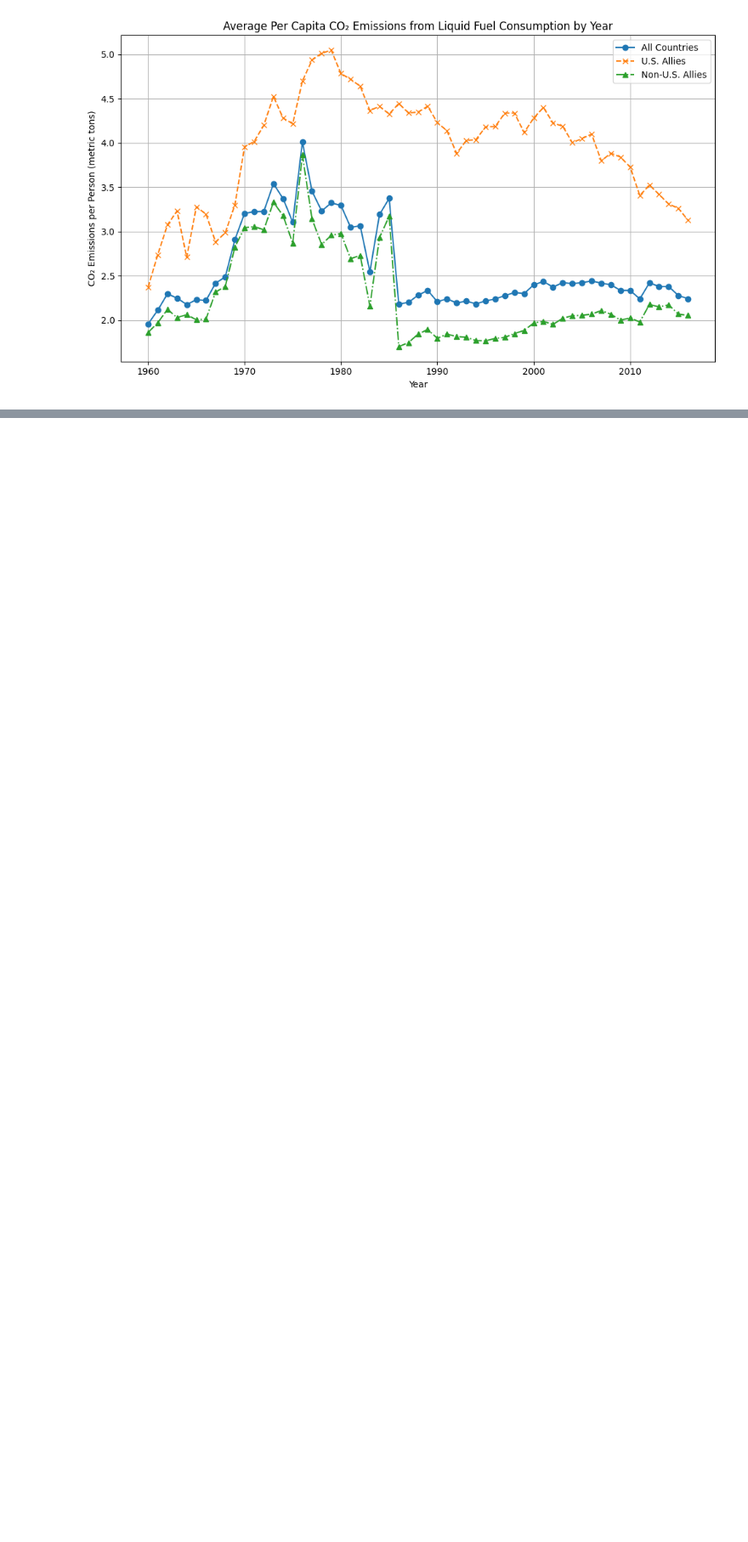
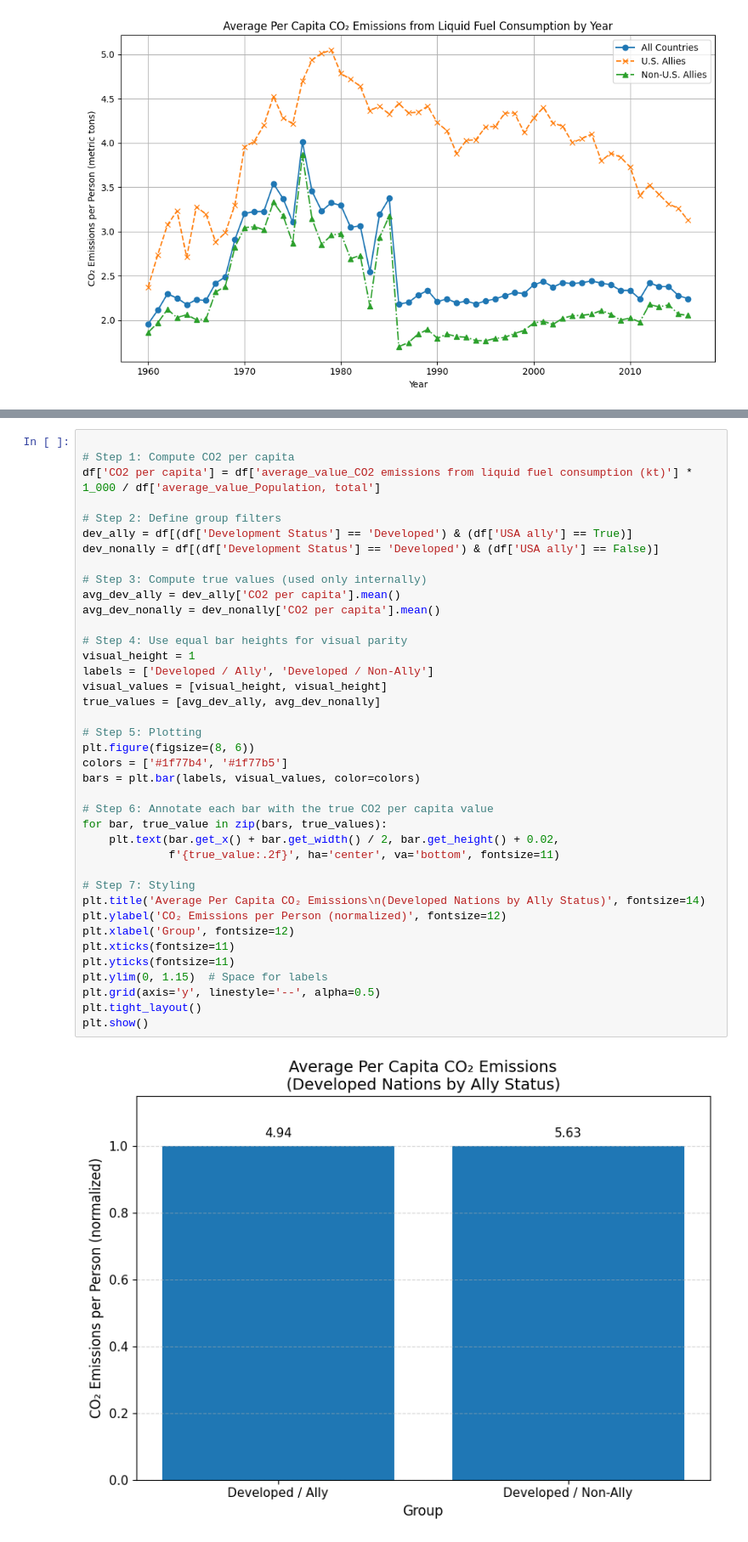
Before and after one commit to SriSupratikTalari/project2, a Jupyter notebook: climate.ipynb, the cells around one changed output, grey strips where cells are left out. Shown at 85% size. Cells and saved outputs as stored; diff of their text form; blank space fills up the shorter version.

```diff
--- a/climate.ipynb
+++ b/climate.ipynb
@@ -496,0 +492,41 @@ plt.show()
+# %%
+
+# Step 1: Compute CO2 per capita
+df['CO2 per capita'] = df['average_value_CO2 emissions from liquid fuel consumption (kt)'] * 1_000 / df['average_value_Population, total']
+
+# Step 2: Define group filters
+dev_ally = df[(df['Development Status'] == 'Developed') & (df['USA ally'] == True)]
+dev_nonally = df[(df['Development Status'] == 'Developed') & (df['USA ally'] == False)]
+
+# Step 3: Compute true values (used only internally)
+avg_dev_ally = dev_ally['CO2 per capita'].mean()
+avg_dev_nonally = dev_nonally['CO2 per capita'].mean()
+
+# Step 4: Use equal bar heights for visual parity
+visual_height = 1
+labels = ['Developed / Ally', 'Developed / Non-Ally']
+visual_values = [visual_height, visual_height]
+true_values = [avg_dev_ally, avg_dev_nonally]
+
+# Step 5: Plotting
+plt.figure(figsize=(8, 6))
+colors = ['#1f77b4', '#1f77b5']
+bars = plt.bar(labels, visual_values, color=colors)
+
+# Step 6: Annotate each bar with the true CO2 per capita value
+for bar, true_value in zip(bars, true_values):
+    plt.text(bar.get_x() + bar.get_width() / 2, bar.get_height() + 0.02,
+             f'{true_value:.2f}', ha='center', va='bottom', fontsize=11)
+
+# Step 7: Styling
+plt.title('Average Per Capita CO₂ Emissions\n(Developed Nations by Ally Status)', fontsize=14)
+plt.ylabel('CO₂ Emissions per Person (normalized)', fontsize=12)
+plt.xlabel('Group', fontsize=12)
+plt.xticks(fontsize=11)
+plt.yticks(fontsize=11)
+plt.ylim(0, 1.15)  # Space for labels
+plt.grid(axis='y', linestyle='--', alpha=0.5)
+plt.tight_layout()
+plt.show()
+# %% [output]
+[figure, added]
```
Also changed, not shown: parts of 2 cells of this notebook, 1 other file.
